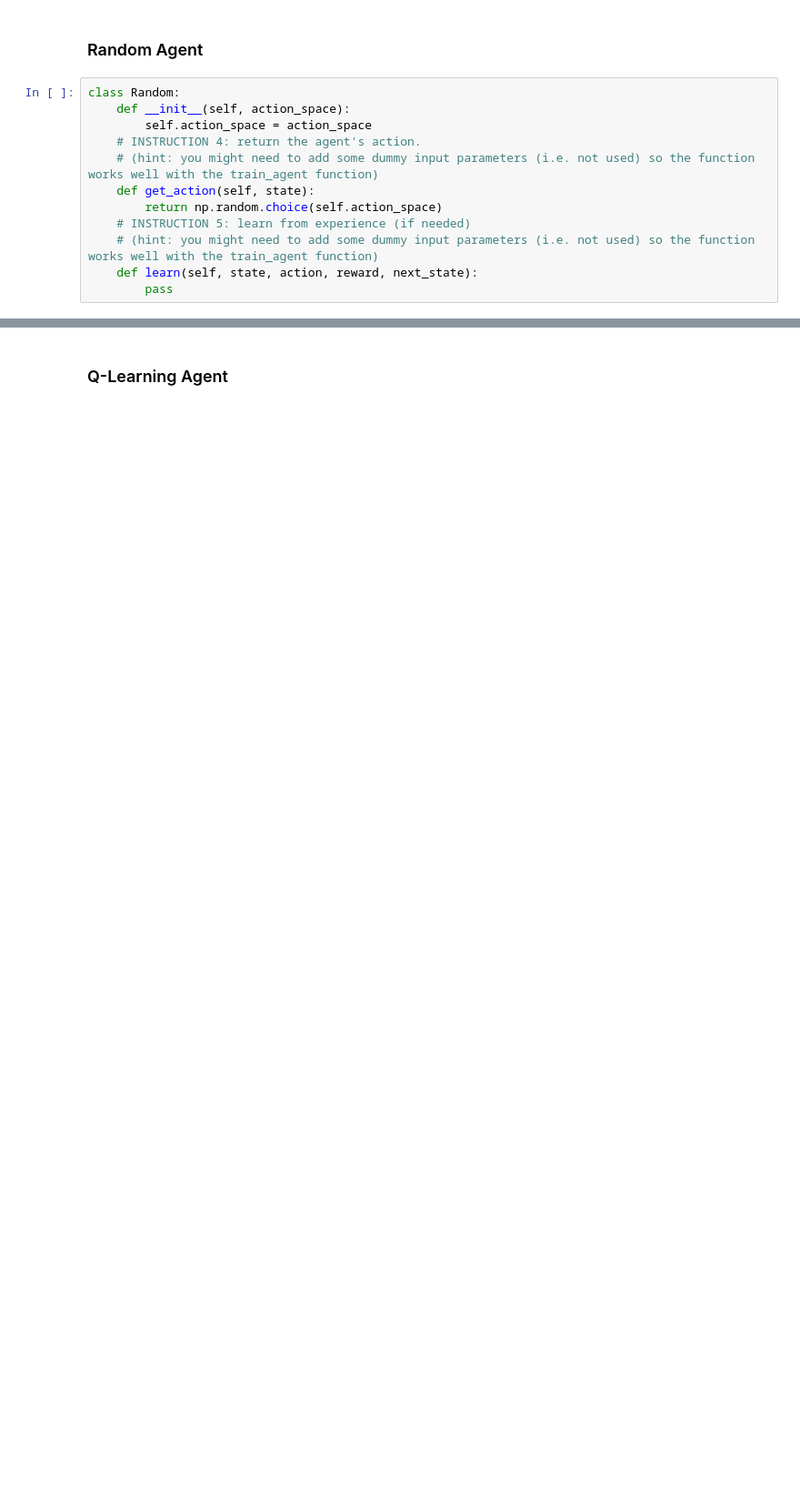
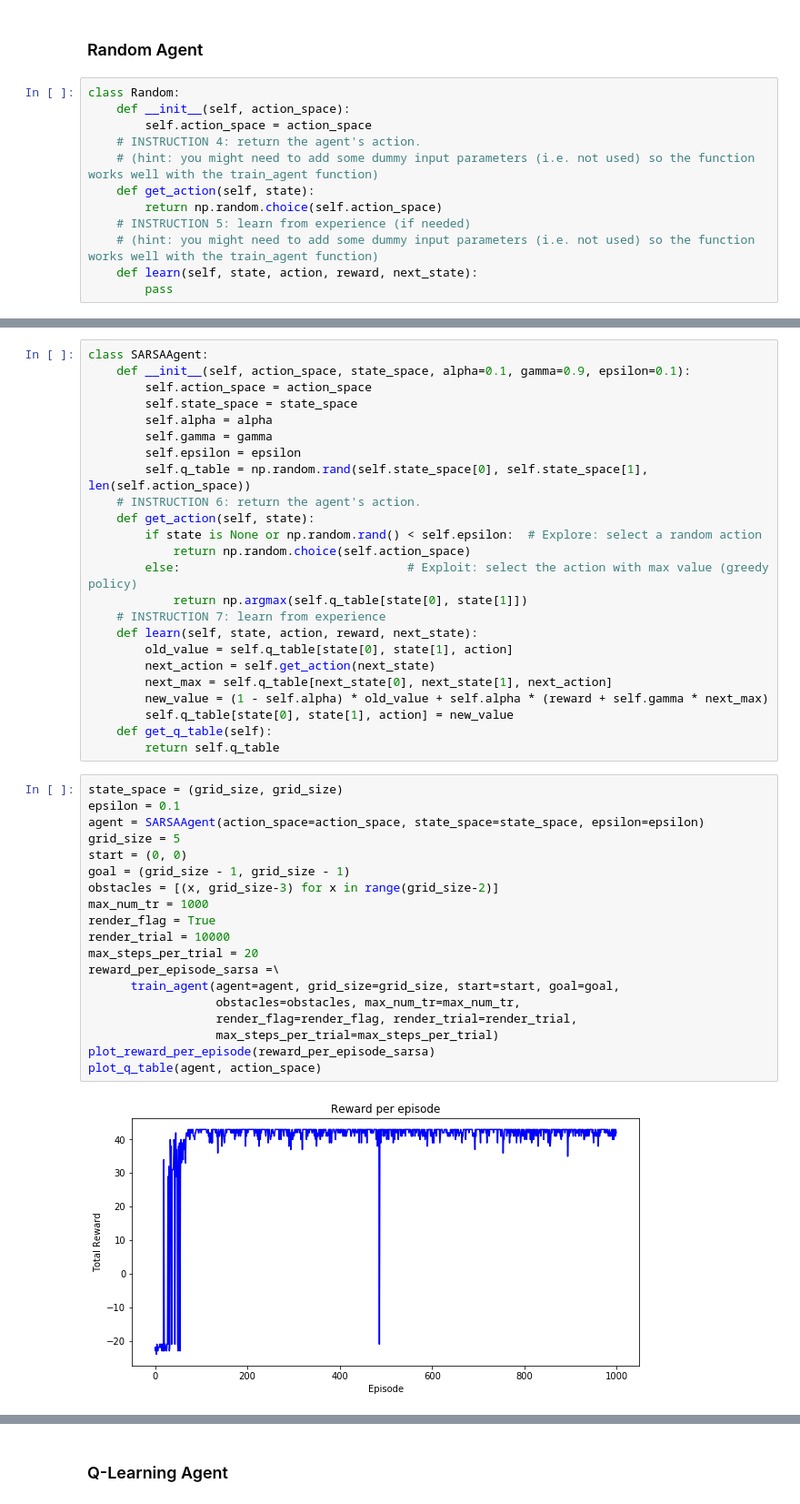
Before and after one commit to bambschool/BAMB2023, a Jupyter notebook: 3-reinforcement_learning/tutorial_3B_RL-solutions.ipynb, the cells around one changed output, grey strips where cells are left out. Shown: that part at 91% size. Saved outputs shown, nothing was run; the diff lists cells and outputs as text; blank space fills up the shorter version.

```diff
--- a/3-reinforcement_learning/tutorial_3B_RL-solutions.ipynb
+++ b/3-reinforcement_learning/tutorial_3B_RL-solutions.ipynb
@@ -202,0 +227,45 @@ train_agent(agent=agent, grid_size=grid_size, start=start, goal=goal,
+# %%
+class SARSAAgent:
+    def __init__(self, action_space, state_space, alpha=0.1, gamma=0.9, epsilon=0.1):
+        self.action_space = action_space
+        self.state_space = state_space
+        self.alpha = alpha
+        self.gamma = gamma
+        self.epsilon = epsilon
+        self.q_table = np.random.rand(self.state_space[0], self.state_space[1], len(self.action_space))
+    # INSTRUCTION 6: return the agent's action.
+    def get_action(self, state):
+        if state is None or np.random.rand() < self.epsilon:  # Explore: select a random action
+            return np.random.choice(self.action_space)
+        else:                                # Exploit: select the action with max value (greedy policy)
+            return np.argmax(self.q_table[state[0], state[1]])
+    # INSTRUCTION 7: learn from experience
+    def learn(self, state, action, reward, next_state):
+        old_value = self.q_table[state[0], state[1], action]
+        next_action = self.get_action(next_state)
+        next_max = self.q_table[next_state[0], next_state[1], next_action]
+        new_value = (1 - self.alpha) * old_value + self.alpha * (reward + self.gamma * next_max)
+        self.q_table[state[0], state[1], action] = new_value
+    def get_q_table(self):
+        return self.q_table
+# %%
+state_space = (grid_size, grid_size)
+epsilon = 0.1
+agent = SARSAAgent(action_space=action_space, state_space=state_space, epsilon=epsilon)
+grid_size = 5
+start = (0, 0)
+goal = (grid_size - 1, grid_size - 1)
+obstacles = [(x, grid_size-3) for x in range(grid_size-2)]
+max_num_tr = 1000
+render_flag = True
+render_trial = 10000
+max_steps_per_trial = 20
+reward_per_episode_sarsa =\
+      train_agent(agent=agent, grid_size=grid_size, start=start, goal=goal,
+                  obstacles=obstacles, max_num_tr=max_num_tr,
+                  render_flag=render_flag, render_trial=render_trial,
+                  max_steps_per_trial=max_steps_per_trial)
+plot_reward_per_episode(reward_per_episode_sarsa)
+plot_q_table(agent, action_space)
+# %% [output]
+[figure, added]
```
Also changed, not shown: parts of 14 cells of this notebook.
